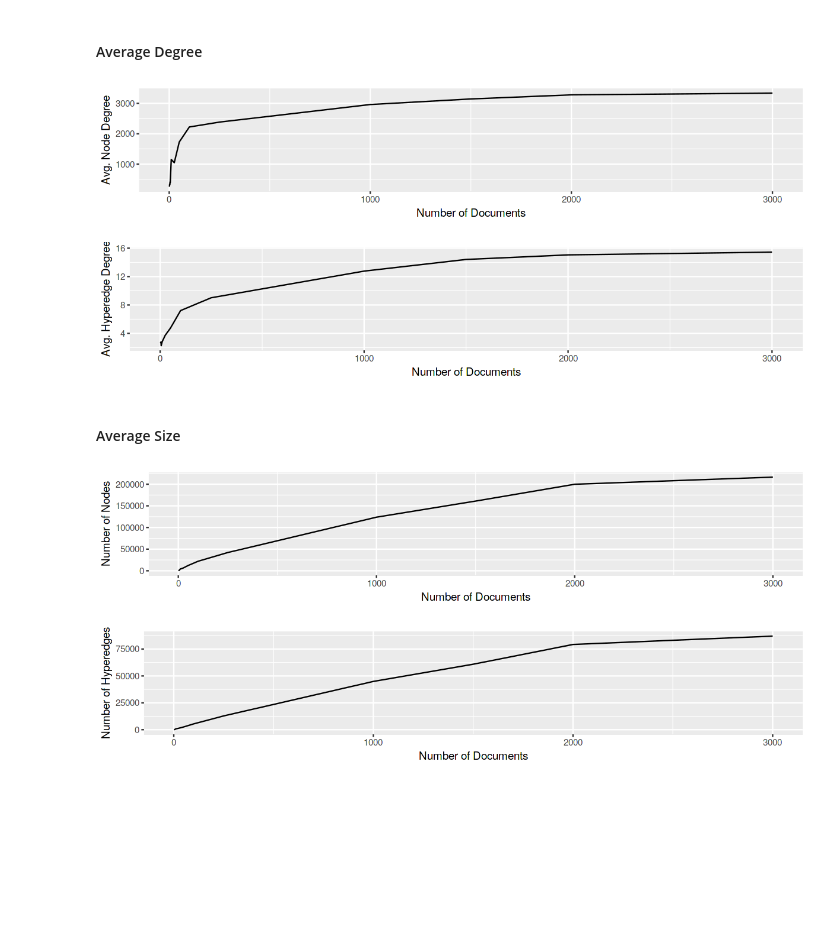
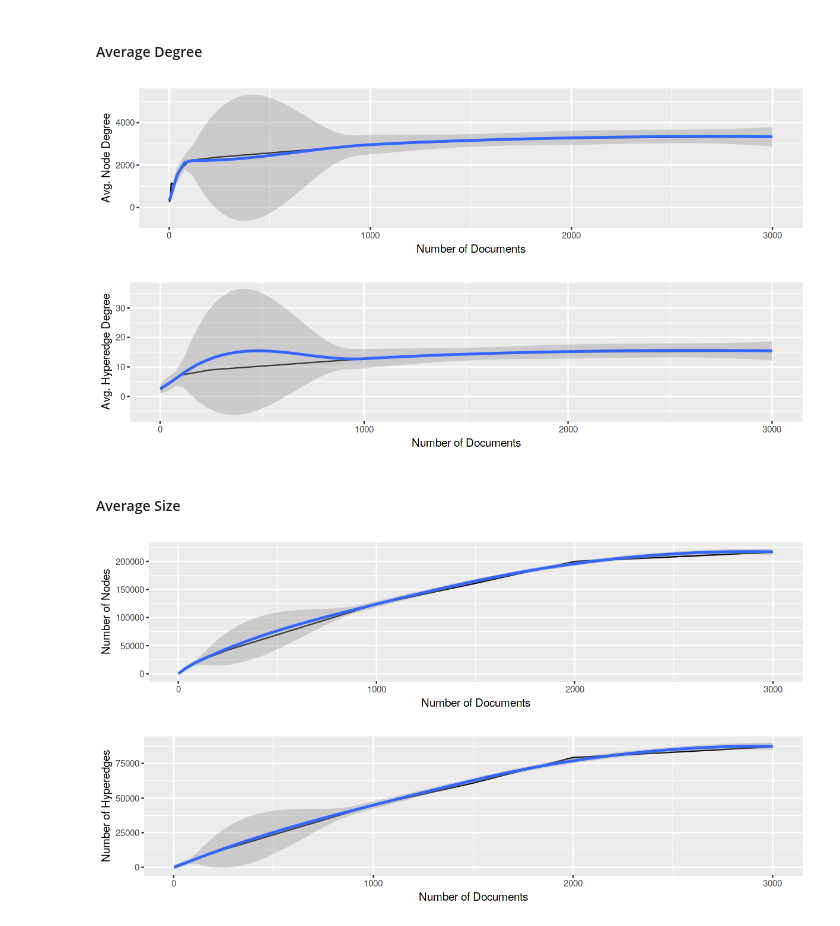
Before and after one commit to feup-infolab/army-ant, a Jupyter notebook: notebooks/hypergraph_of_entity/hypergraph_of_entity.ipynb, the cells around one changed output. Cells and saved outputs as stored; diff of their text form; code cells hidden in the pictures; blank space fills up the shorter version.

```diff
--- a/notebooks/hypergraph_of_entity/hypergraph_of_entity.ipynb
+++ b/notebooks/hypergraph_of_entity/hypergraph_of_entity.ipynb
@@ -153,7 +156,7 @@ load_snapshots_degree_data <- function(base_dir, type="node") {
         cbind(
             snapshot_name = snapshot,
             snapshot_id = strsplit(snapshot, "_")[[1]][2],
-            num_docs = strsplits(snapshot, "_")[[1]][3],
+            num_docs = strsplit(snapshot, "_")[[1]][3],
             do.call(paste("load", type, "degree_data", sep="_"), list(base_dir = path)))
     }))
 
@@ -187,7 +190,7 @@ plot_degree_over_time <- function(data, label) {
 
     ggplot(data, aes(x=num_docs, y=degree)) +
         geom_line() +
-        #stat_smooth(method = "lm") +
+        stat_smooth(method = "loess") +
         xlab("Number of Documents") +
         ylab(label)
 }
@@ -198,25 +201,25 @@ plot_size_over_time <- function(data, label) {
 
     ggplot(data, aes(x=num_docs, y=degree)) +
         geom_line() +
-        #stat_smooth(method = "lm") +
+        stat_smooth(method = "loess") +
         xlab("Number of Documents") +
         ylab(label)
 }
 # %% [markdown]
 #### Average Degree
 # %%
-options(repr.plot.width=10, repr.plot.height=2)
+options(repr.plot.width=10, repr.plot.height=2.5)
 plot_degree_over_time(snapshot_node_degree, "Avg. Node Degree")
 plot_degree_over_time(snapshot_edge_degree, "Avg. Hyperedge Degree")
 # %% [output]
-[figure, old version]
+[figure, new version]
-[figure, old version]
+[figure, new version]
 # %% [markdown]
 #### Average Size
 # %%
-options(repr.plot.width=10, repr.plot.height=2)
+options(repr.plot.width=10, repr.plot.height=2.5)
 plot_size_over_time(snapshot_node_degree, "Number of Nodes")
 plot_size_over_time(snapshot_edge_degree, "Number of Hyperedges")
 # %% [output]
-[figure, old version]
+[figure, new version]
-[figure, old version]
+[figure, new version]
```
Also changed, not shown: parts of 2 cells of this notebook, 16 other files.
